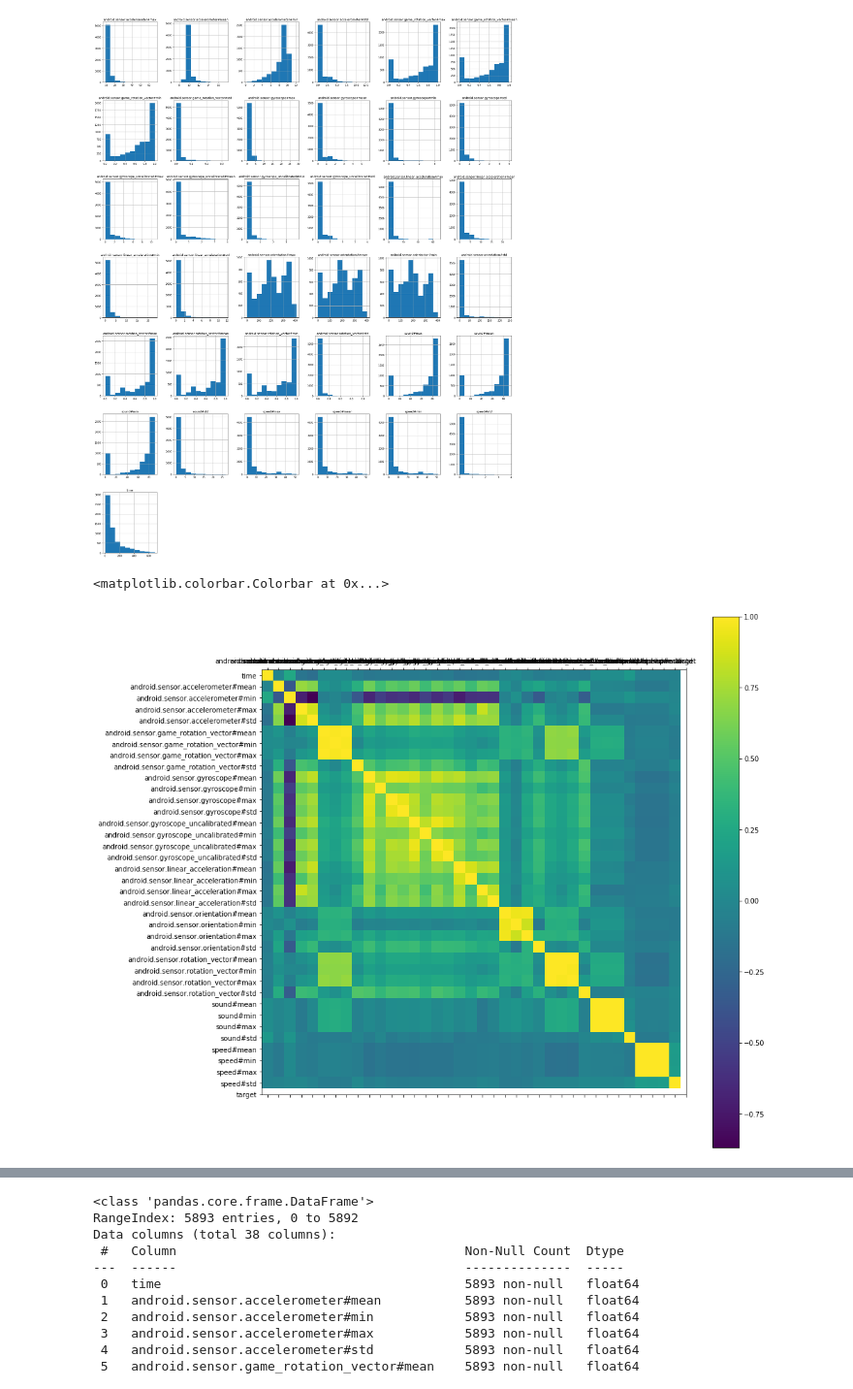
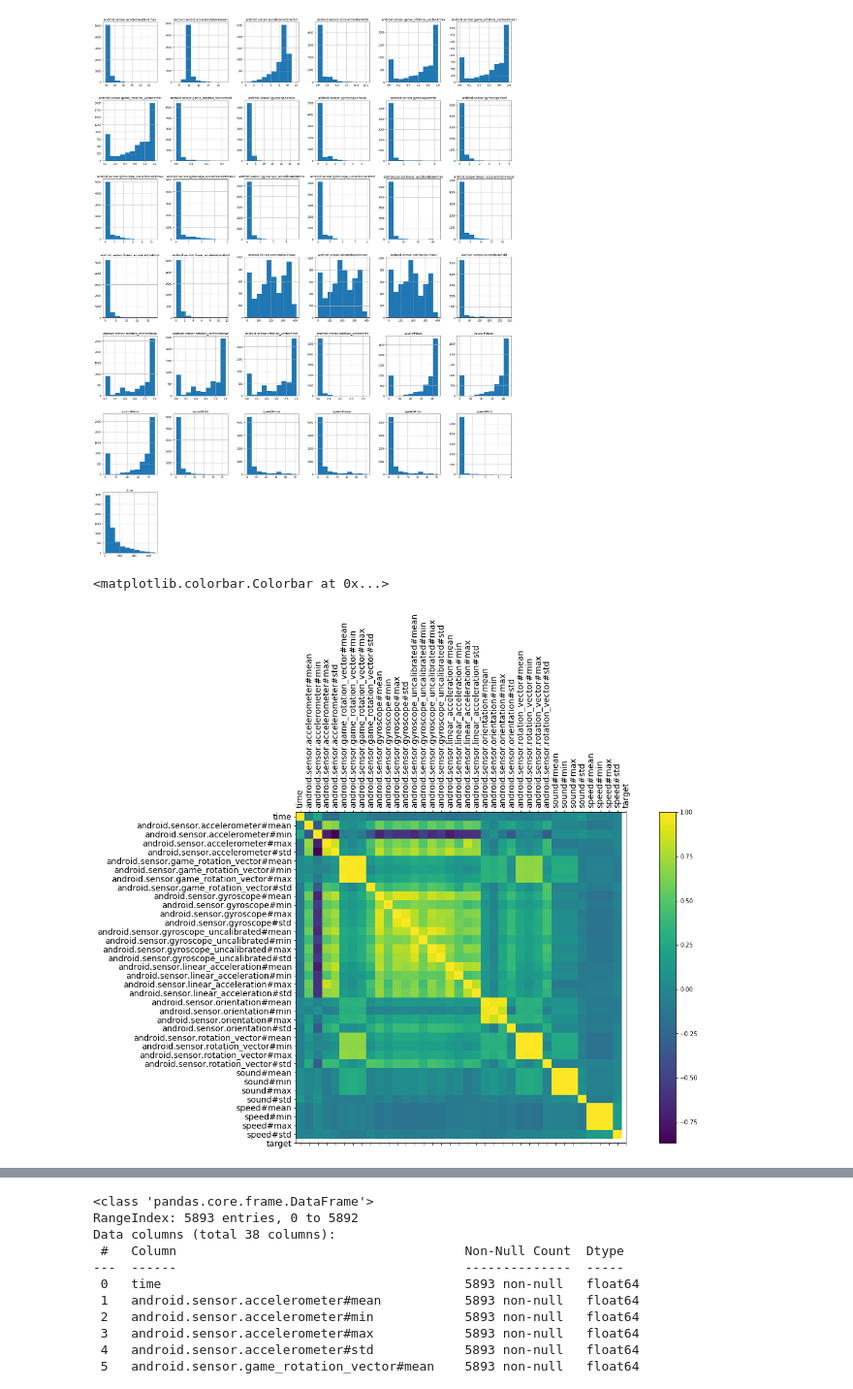
Before and after one commit to deveshsangwan/Transportation-Mode-Detection, a Jupyter notebook: Transportation Mode Detection.ipynb, the cells around one changed output, grey strips where cells are left out. Shown at 97% size. Drawn from its saved outputs; the diff is of its cells as text; code cells hidden in the pictures.

```diff
--- a/Transportation Mode Detection.ipynb
+++ b/Transportation Mode Detection.ipynb
@@ -58,14 +58,14 @@ array([[<matplotlib.axes._subplots.AxesSubplot object at 0x...>,
       dtype=object)
 [figure]
 # %%
-rcParams['figure.figsize'] = 20, 14
-plt.matshow(data.corr())
-plt.yticks(np.arange(data.shape[1]), data.columns)
-plt.xticks(np.arange(data.shape[1]), data.columns)
+plt.figure(figsize=(20,10))
+plt.matshow(data.corr(), fignum=1)
+plt.yticks(np.arange(data.shape[1]), data.columns, fontsize=14)
+plt.xticks(np.arange(data.shape[1]), data.columns, rotation='vertical', fontsize=14)
 plt.colorbar()
 # %% [output]
 <matplotlib.colorbar.Colorbar at 0x...>
-[figure, old version]
+[figure, new version]
 # %%
 sns.barplot(x=data.target.value_counts().index,y=data.target.value_counts(),
             color='teal')
```
Also changed, not shown: parts of 11 cells of this notebook.
